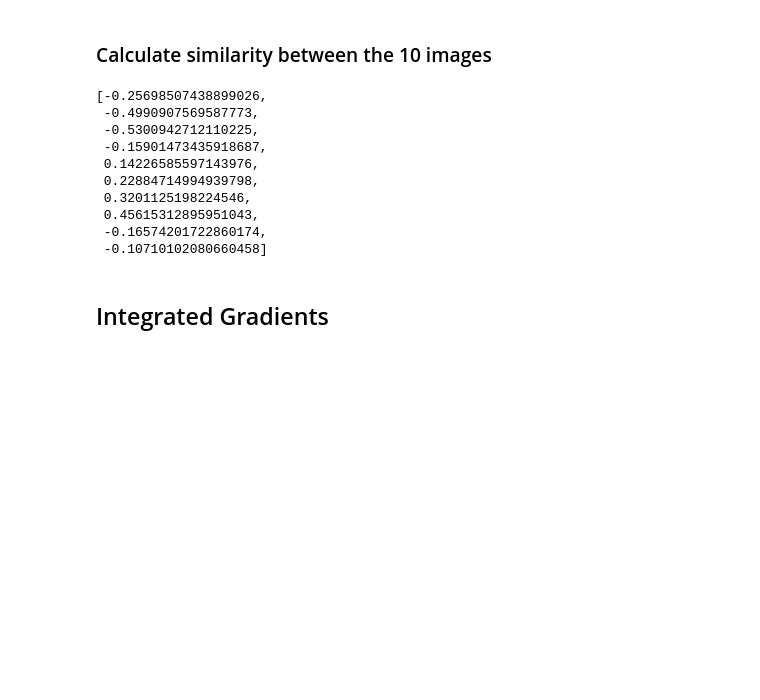
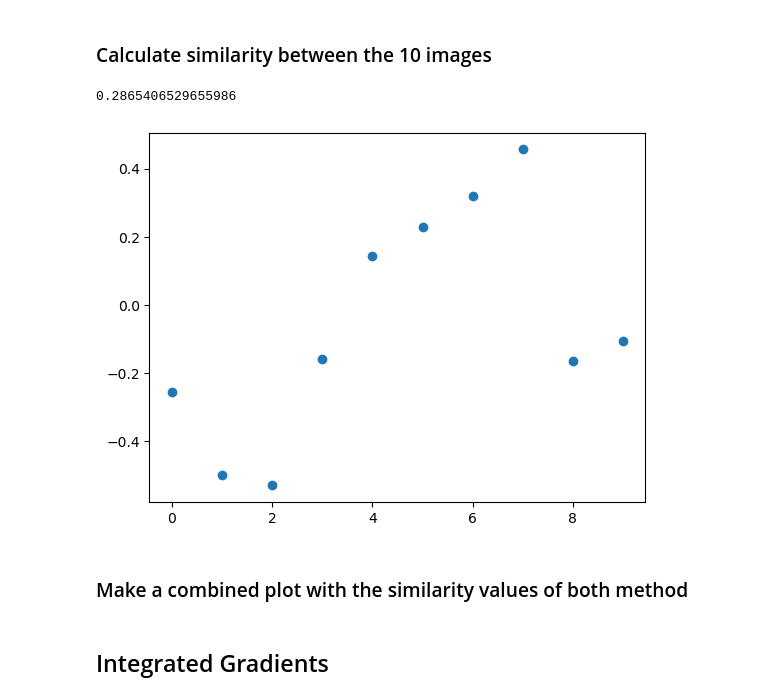
Before and after one commit to jak-ket/ml-for-healthcare, a Jupyter notebook: cnn_permutation_test.ipynb, the cells around one changed output. Cells and saved outputs as stored; diff of their text form; code cells hidden in the pictures; blank space fills up the shorter version.

```diff
--- a/cnn_permutation_test.ipynb
+++ b/cnn_permutation_test.ipynb
@@ -54,17 +54,16 @@ import numpy as np
 model_not_permuted = CNN_grad_cam(torch.load('models/model.pth'))
 model_permuted = CNN_grad_cam(torch.load('models/model_permuted.pth'))
 # %%
-similarity_of_images(model_not_permuted, model_permuted, dataloader_grad_cam,heatmap_grad_cam)
+sim_scores = similarity_of_images(model_not_permuted, model_permuted, dataloader_grad_cam,heatmap_grad_cam)
-# %% [output]
-[-0.25698507438899026,
- -0.4990907569587773,
- -0.5300942712110225,
- -0.15901473435918687,
- 0.14226585597143976,
- 0.22884714994939798,
- 0.3201125198224546,
- 0.45615312895951043,
- -0.16574201722860174,
- -0.10710102080660458]
+# %%
+#plot similarity scores as scatter plot
+import matplotlib.pyplot as plt
+plt.scatter(range(len(sim_scores)), sim_scores)
+np.mean(np.abs(sim_scores))
+# %% [output]
+0.2865406529655986
+[figure, added]
+# %% [markdown]
+### Make a combined plot with the similarity values of both method
 # %% [markdown]
 ## Integrated Gradients
```
Also changed, not shown: 1 other file.
